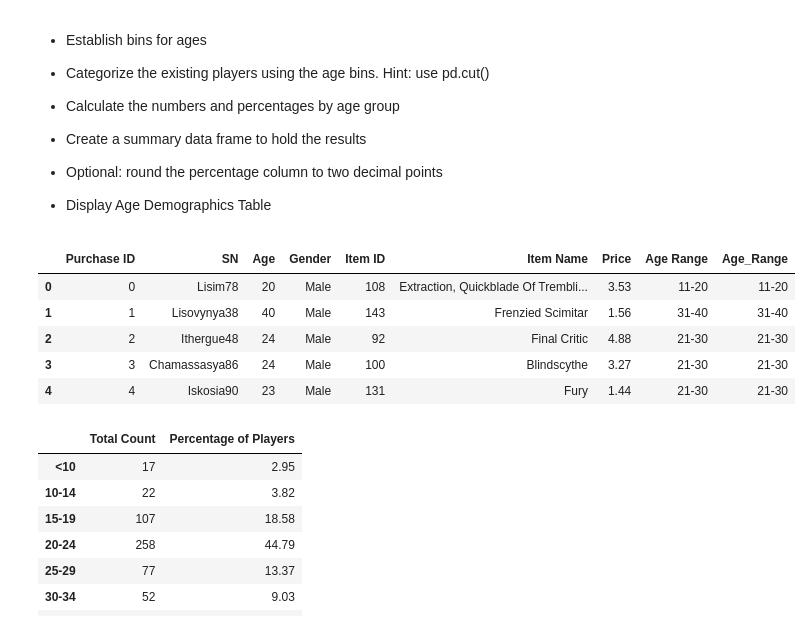
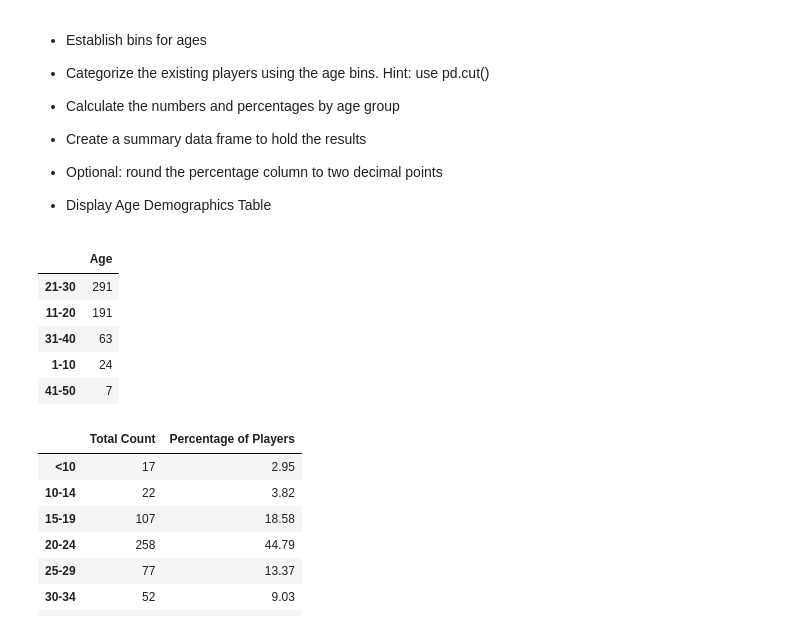
Before and after one commit to HeatherLD/Homework4, a Jupyter notebook: week_04_homework_HLD.ipynb, the cells around one changed output. Drawn from its saved outputs; the diff is of its cells as text; code cells hidden in the pictures.

```diff
--- a/week_04_homework_HLD.ipynb
+++ b/week_04_homework_HLD.ipynb
@@ -195,17 +166,17 @@ NameError: name 'm_purchase_count' is not defined
 # %%
 age_bins = [0, 10, 20, 30, 40, 50]
 age_bin_lb = ["1-10","11-20","21-30","31-40","41-50"]
 
 players_by_age_df = pd.cut(player_total_df["Age"], age_bins, labels=age_bin_lb)
-purchase_data_df["Age_Range"] = pd.cut(player_total_df["Age"], age_bins, labels=age_bin_lb)
-purchase_data_df.head()
+players_age_range_df = pd.DataFrame(players_by_age_df.value_counts())
+players_age_range_df
 # %% [output]
-|  | Purchase ID | SN | Age | Gender | Item ID | Item Name | Price | Age Range | Age_Range |
-| 0 | 0 | Lisim78 | 20 | Male | 108 | Extraction, Quickblade Of Trembli... | 3.53 | 11-20 | 11-20 |
-| 1 | 1 | Lisovynya38 | 40 | Male | 143 | Frenzied Scimitar | 1.56 | 31-40 | 31-40 |
-| 2 | 2 | Ithergue48 | 24 | Male | 92 | Final Critic | 4.88 | 21-30 | 21-30 |
-| 3 | 3 | Chamassasya86 | 24 | Male | 100 | Blindscythe | 3.27 | 21-30 | 21-30 |
-| 4 | 4 | Iskosia90 | 23 | Male | 131 | Fury | 1.44 | 21-30 | 21-30 |
+|  | Age |
+| 21-30 | 291 |
+| 11-20 | 191 |
+| 31-40 | 63 |
+| 1-10 | 24 |
+| 41-50 | 7 |
 # %%
 # %% [output]
 |  | Total Count | Percentage of Players |
```
Also changed, not shown: parts of 1 cell of this notebook.
